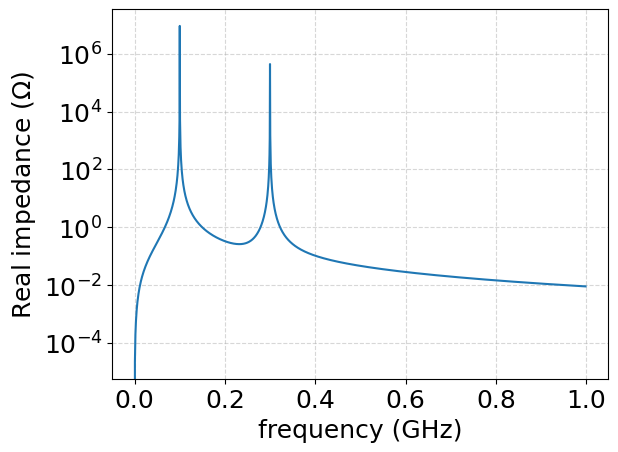
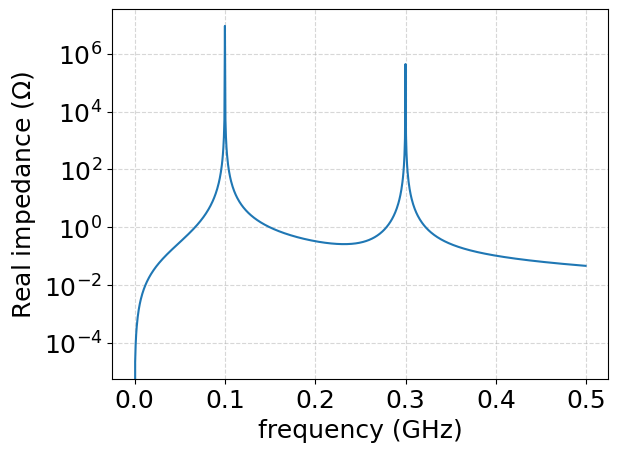
The notebook cell's code change between the first figure and the second:
--- before
+++ after
@@ -1,5 +1,6 @@
 plt.figure()
-w = longeq._create_freqs()
-plt.plot(w/2/np.pi*1e-9, longeq.get_impedance(apply_filter=True).real)
+max_mode = 5*176
+w = np.arange(0, max_mode) * longeq.ring.rev_ang_freq
+plt.plot(w/2/np.pi*1e-9, longeq.get_impedance(w=w, apply_filter=True).real)
 plt.xlabel("frequency (GHz)")
 plt.ylabel(r"Real impedance ($\Omega$)")

Commit: Update notebooks in examples